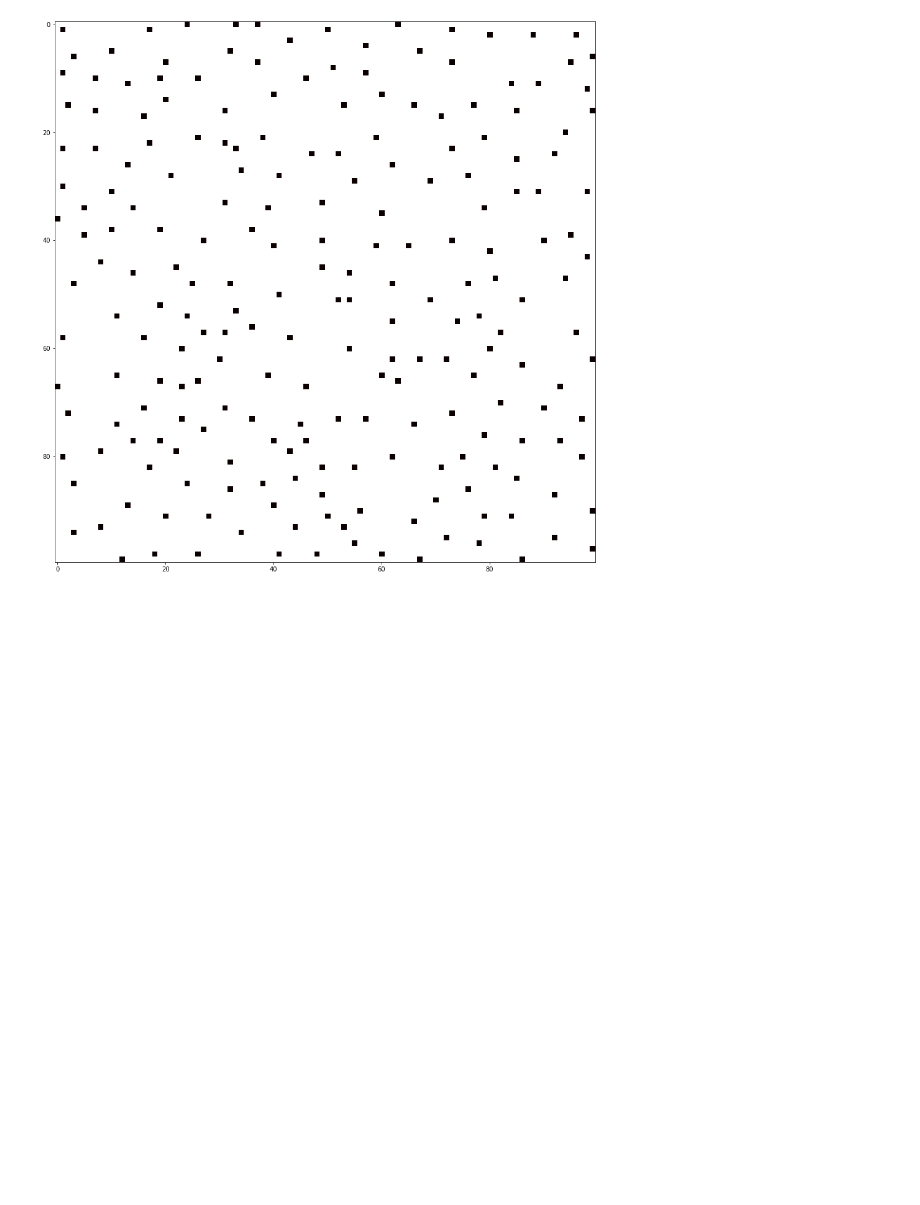
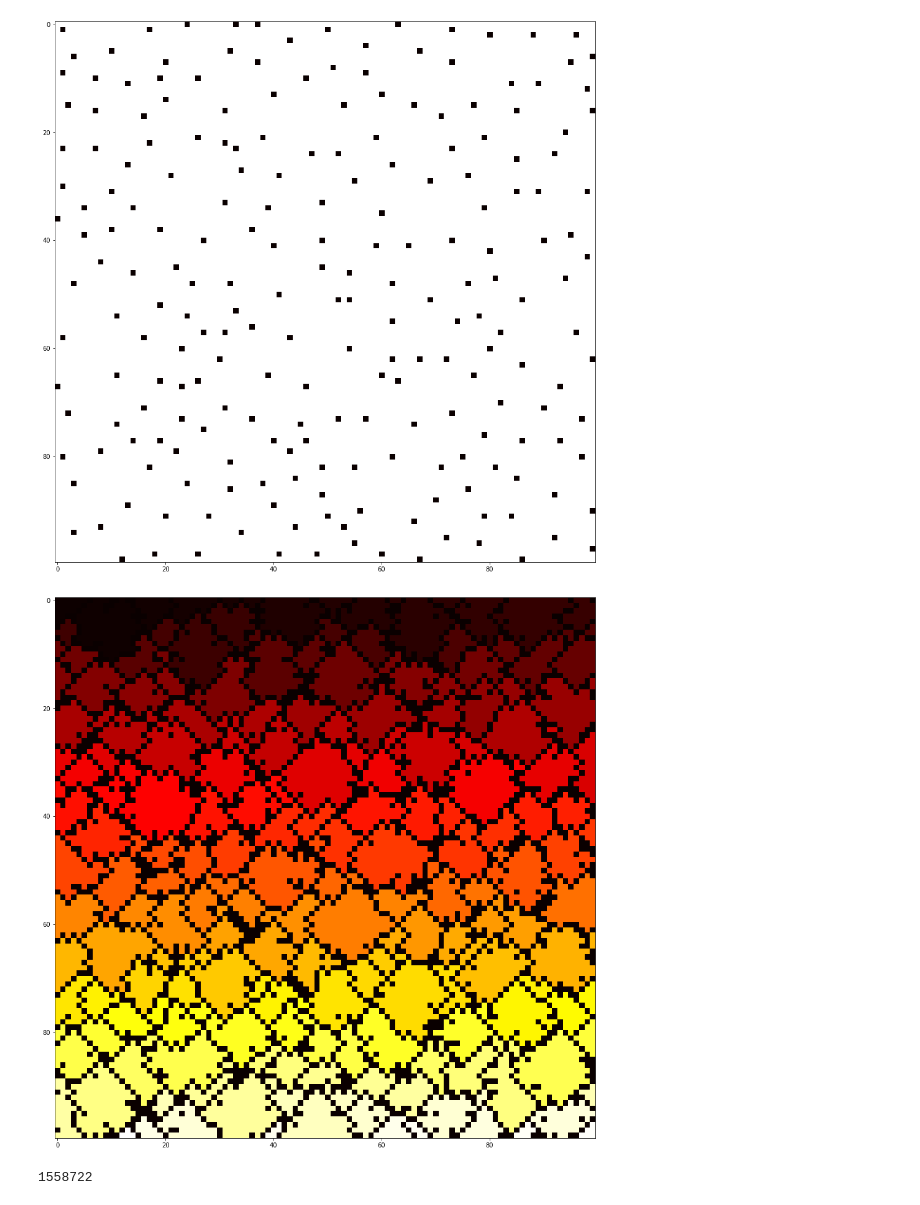
Before and after one commit to Luviz/adventofcode, a Jupyter notebook: day_09/daynine.ipynb, the cells around one changed output. Saved outputs shown, nothing was run; the diff lists cells and outputs as text; code cells hidden in the pictures; blank space fills up the shorter version.

```diff
--- a/day_09/daynine.ipynb
+++ b/day_09/daynine.ipynb
@@ -85,3 +85,15 @@ plt.get_cmap("hot_r")
 # %% [output]
 [figure]
 [figure]
+# %%
+from scipy import ndimage
+m, l = ndimage.label(matrix < 9)
+ax = plt.imshow(m, cmap='hot')
+ax.figure.set_size_inches(16,16)
+# m
+# %% [output]
+[figure, added]
+# %%
+np.prod(sorted(np.bincount(m.ravel())[1:])[-3:])
+# %% [output]
+1558722
```
